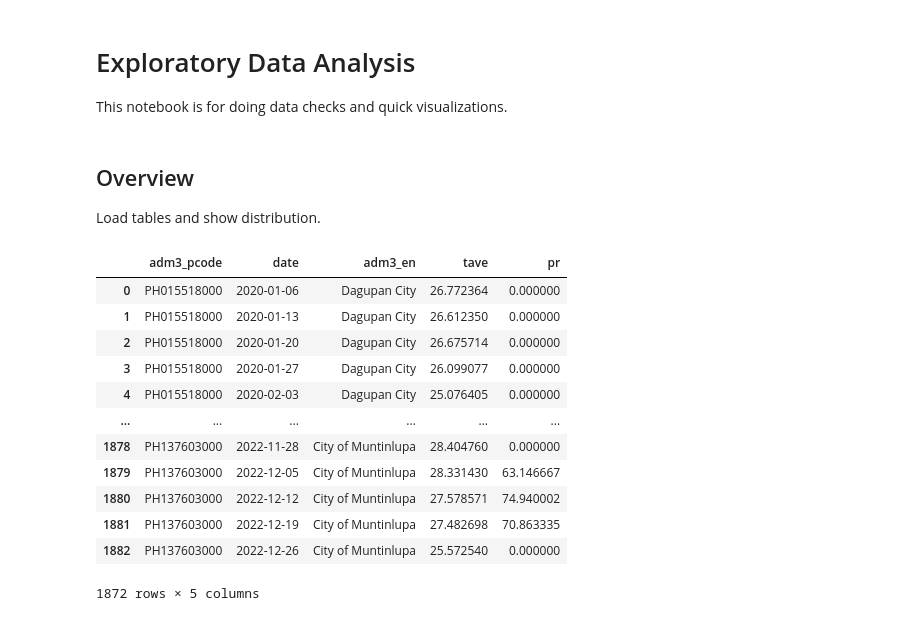
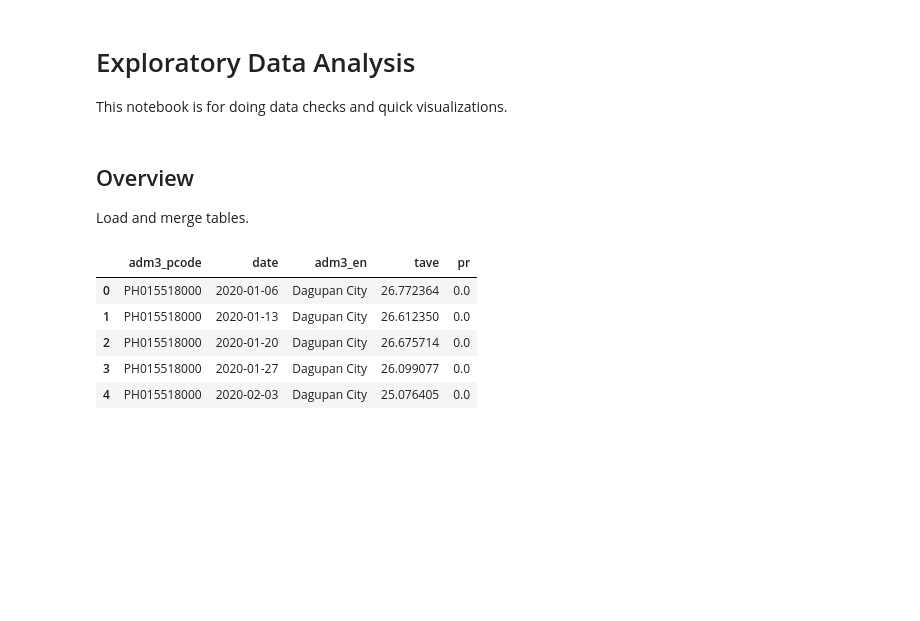
Before and after one commit to dafrose-bajaro/analytics-repo, a Jupyter notebook: notebooks/01_eda.ipynb, the cells around one changed output. Drawn from its saved outputs; the diff is of its cells as text; code cells hidden in the pictures; blank space fills up the shorter version.

```diff
--- a/notebooks/01_eda.ipynb
+++ b/notebooks/01_eda.ipynb
@@ -16,7 +24,7 @@ conn = duckdb.connect("../data/lake/database.duckdb")
 # %% [markdown]
 ## Overview
 
-Load tables and show distribution.
+Load and merge tables.
 # %%
 # climate_atmosphere data
 climate_df = conn.sql("""
@@ -41,46 +49,39 @@ daily_avg_df = (
     climate_df.groupby("adm3_pcode")
     .resample("D")
     .agg(
         {
             "adm3_en": "first",
             "adm4_pcode": "first",
             "tave": "mean",
             "pr": "mean",  # average per day
         }
     )
     .reset_index()
 )
 
 climate_df = (
     daily_avg_df.groupby("adm3_pcode")
     .resample("W-Mon", on="date")
     .agg(
         {
             "adm3_en": "first",
             "tave": "mean",
             "pr": "sum",  # sum per week
         }
     )
     .reset_index()
 )
 
 climate_df = climate_df[climate_df["date"] != "2023-01-02"]
 
-climate_df
+climate_df.head(5)
 # %% [output]
 |  | adm3_pcode | date | adm3_en | tave | pr |
-| 0 | PH015518000 | 2020-01-06 | Dagupan City | 26.772364 | 0.000000 |
-| 1 | PH015518000 | 2020-01-13 | Dagupan City | 26.612350 | 0.000000 |
-| 2 | PH015518000 | 2020-01-20 | Dagupan City | 26.675714 | 0.000000 |
-| 3 | PH015518000 | 2020-01-27 | Dagupan City | 26.099077 | 0.000000 |
-| 4 | PH015518000 | 2020-02-03 | Dagupan City | 25.076405 | 0.000000 |
-| ... | ... | ... | ... | ... | ... |
-| 1878 | PH137603000 | 2022-11-28 | City of Muntinlupa | 28.404760 | 0.000000 |
-| 1879 | PH137603000 | 2022-12-05 | City of Muntinlupa | 28.331430 | 63.146667 |
-| 1880 | PH137603000 | 2022-12-12 | City of Muntinlupa | 27.578571 | 74.940002 |
-| 1881 | PH137603000 | 2022-12-19 | City of Muntinlupa | 27.482698 | 70.863335 |
-| 1882 | PH137603000 | 2022-12-26 | City of Muntinlupa | 25.572540 | 0.000000 |
+| 0 | PH015518000 | 2020-01-06 | Dagupan City | 26.772364 | 0.0 |
+| 1 | PH015518000 | 2020-01-13 | Dagupan City | 26.612350 | 0.0 |
+| 2 | PH015518000 | 2020-01-20 | Dagupan City | 26.675714 | 0.0 |
+| 3 | PH015518000 | 2020-01-27 | Dagupan City | 26.099077 | 0.0 |
+| 4 | PH015518000 | 2020-02-03 | Dagupan City | 25.076405 | 0.0 |
-1872 rows × 5 columns
 # %%
 # dengue data
 dengue_df = conn.sql("""
```
Also changed, not shown: parts of 19 cells of this notebook, 1 other file.
